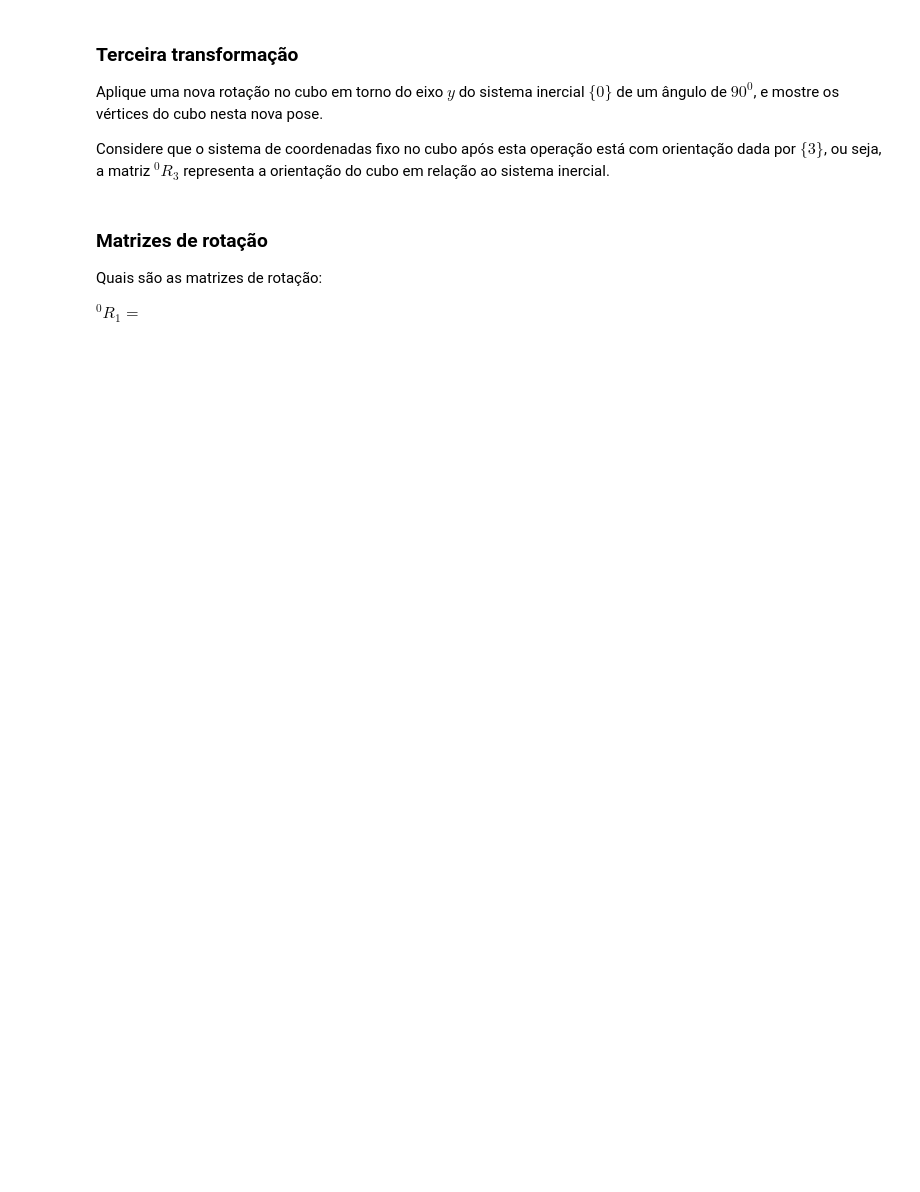
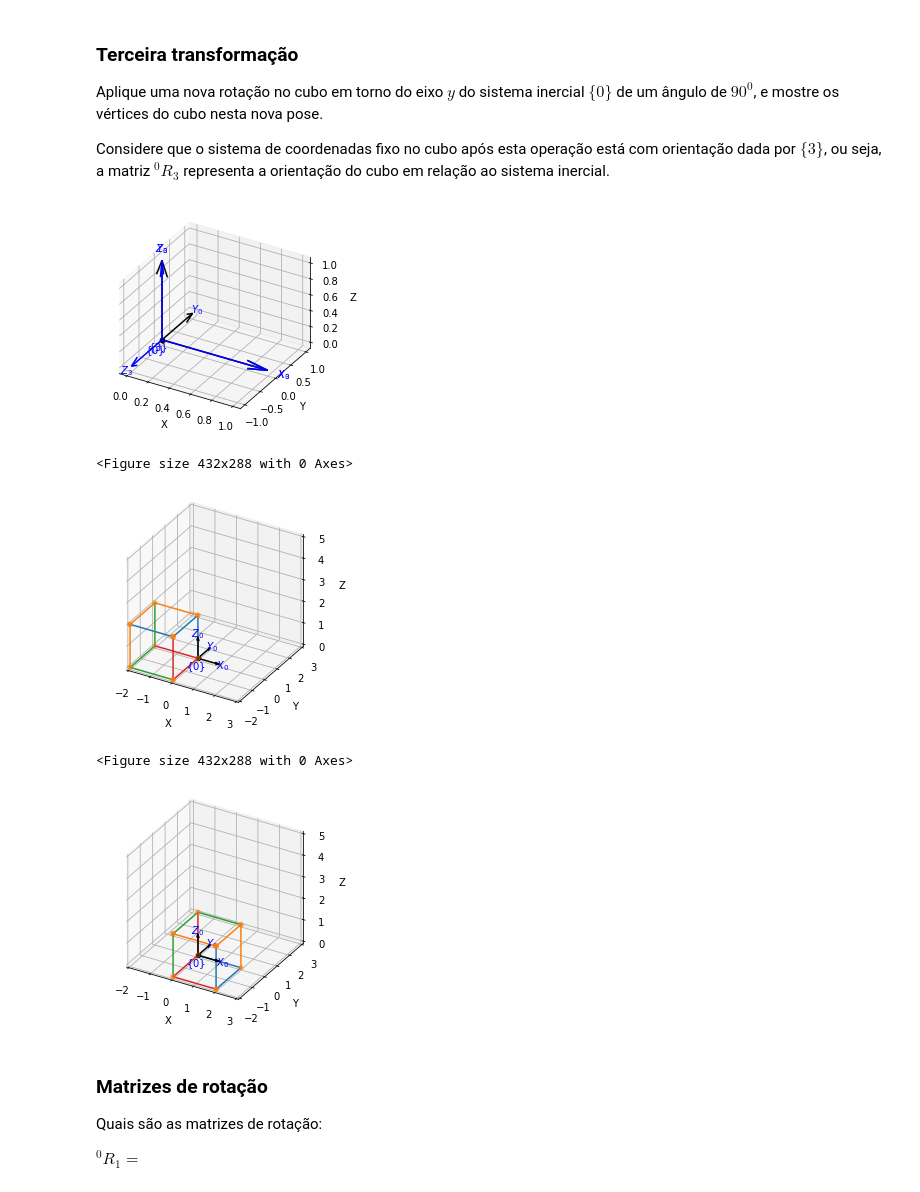
Before and after one commit to RafaelBaquero/lab-robos-manip, a Jupyter notebook: sel0634_tarefa1_Incompleta.ipynb, the cells around one changed output. Drawn from its saved outputs; the diff is of its cells as text; code cells hidden in the pictures; blank space fills up the shorter version.

```diff
--- a/sel0634_tarefa1_Incompleta.ipynb
+++ b/sel0634_tarefa1_Incompleta.ipynb
@@ -139,3 +145,22 @@ plot_cubo(P03)
+# %%
+#########################
+# Coloque seu código aqui
+R3 = SE3.Ry(90,'deg')
+R03 = R3*R02 # Rotação no sistema inercial {0}: pré-multiplicação
+P03 = R03*P
+
+#########################
+SE3().plot(frame='0', color='black') # Plot system of coordinates
+R03.plot(frame='3') # sistema de coordenadas com orientação dada por R03
+plot_cubo(P02)
+plot_cubo(P03)
+#R03.plot(frame='3') # mostra o sistema de coordenadas com orientação dada por R03
+# %% [output]
+[figure, added]
+<Figure size 432x288 with 0 Axes>
+[figure, added]
+<Figure size 432x288 with 0 Axes>
+[figure, added]
 # %% [markdown]
 ### Matrizes de rotação
 
```
Also changed, not shown: parts of 14 cells of this notebook.
